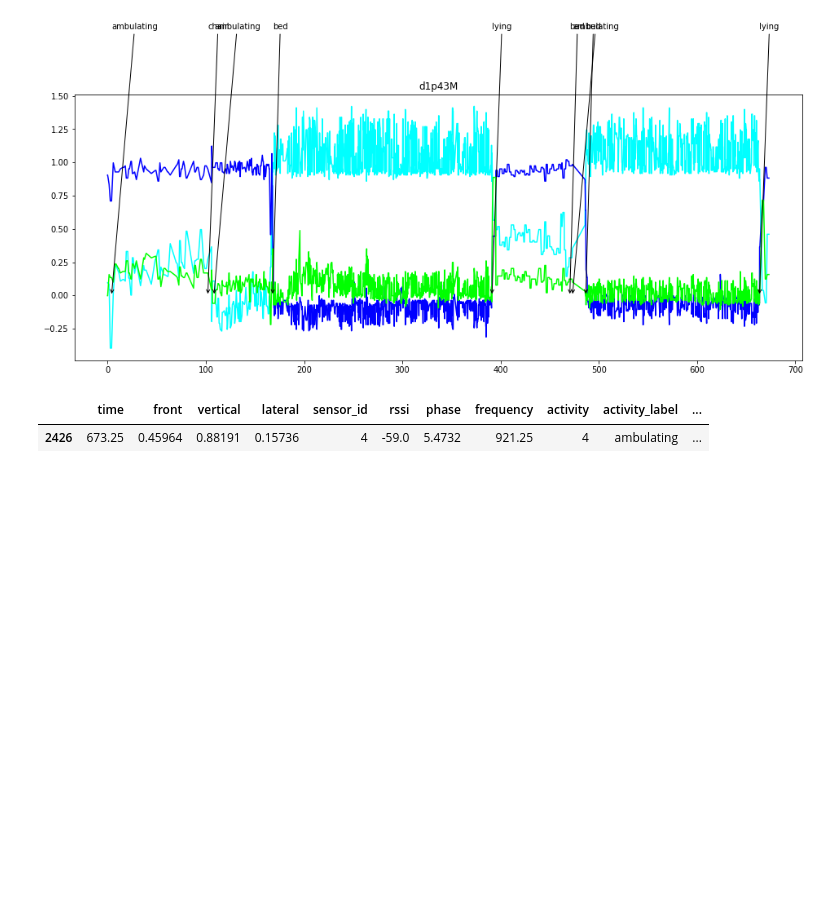
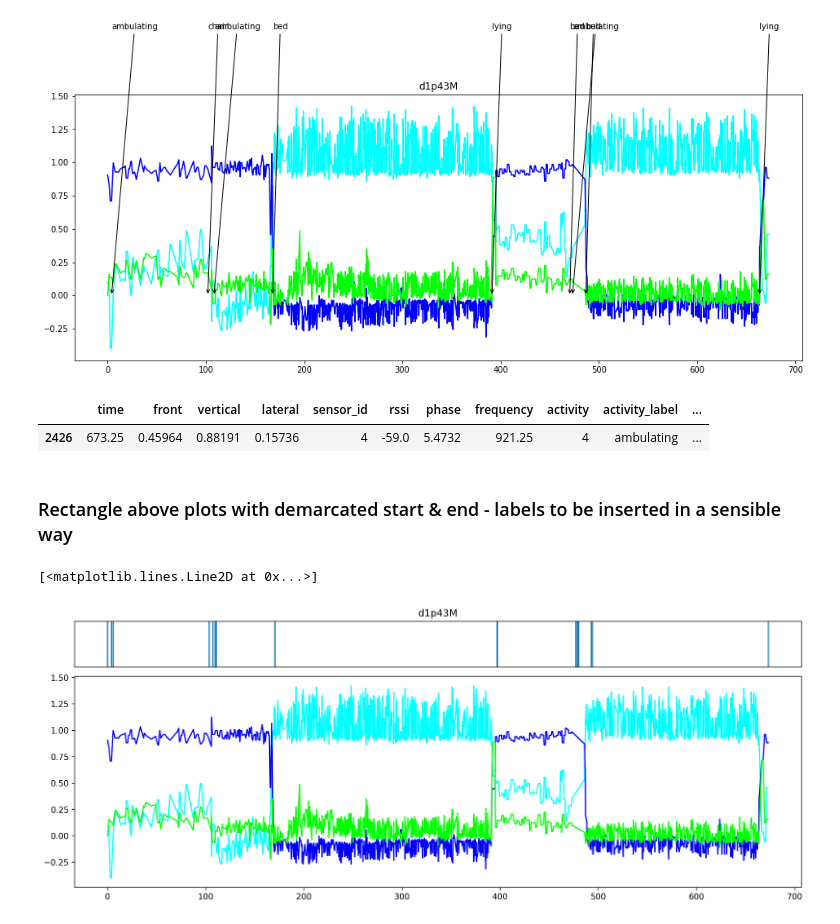
Before and after one commit to ym-pett/motiondetection, a Jupyter notebook: notebooks/plotting_experiments.ipynb, the cells around one changed output. Drawn from its saved outputs; the diff is of its cells as text; code cells hidden in the pictures; blank space fills up the shorter version.

Commit message:
first attempt at displaying start & end times, labels to be added

```diff
--- a/notebooks/plotting_experiments.ipynb
+++ b/notebooks/plotting_experiments.ipynb
@@ -206,0 +198,27 @@ ax.set_title(name)
+# %% [markdown]
+### Rectangle above plots with demarcated start & end - labels to be inserted in a sensible way
+# %%
+
+#plt.cla()
+name = df['participant'].unique()[0]
+fig = plt.figure(figsize=(16,6), dpi=300)
+
+# do i really need this? better way of defining ax & ax_top?
+gs = fig.add_gridspec(5, 1)
+
+ax_top = fig.add_subplot(gs[0, :])
+ax_top.set_xticks([])
+ax_top.set_yticks([])
+ax_top.set_title(name)
+
+for index, row in bound_df.iterrows():
+    ax_top.axvline(x=row['start_time'], ymin=0, ymax=1)
+    ax_top.axvline(x=row['end_time'], ymin=0, ymax=1)
+
+ax = fig.add_subplot(gs[1:, :])
+ax.plot(df['time'], df['front'], color='aqua', )
+ax.plot(df['time'], df['vertical'], color='blue')
+ax.plot(df['time'], df['lateral'], color='lime')
+# %% [output]
+[<matplotlib.lines.Line2D at 0x...>]
+[figure, added]
```
Also changed, not shown: parts of 1 cell of this notebook.
